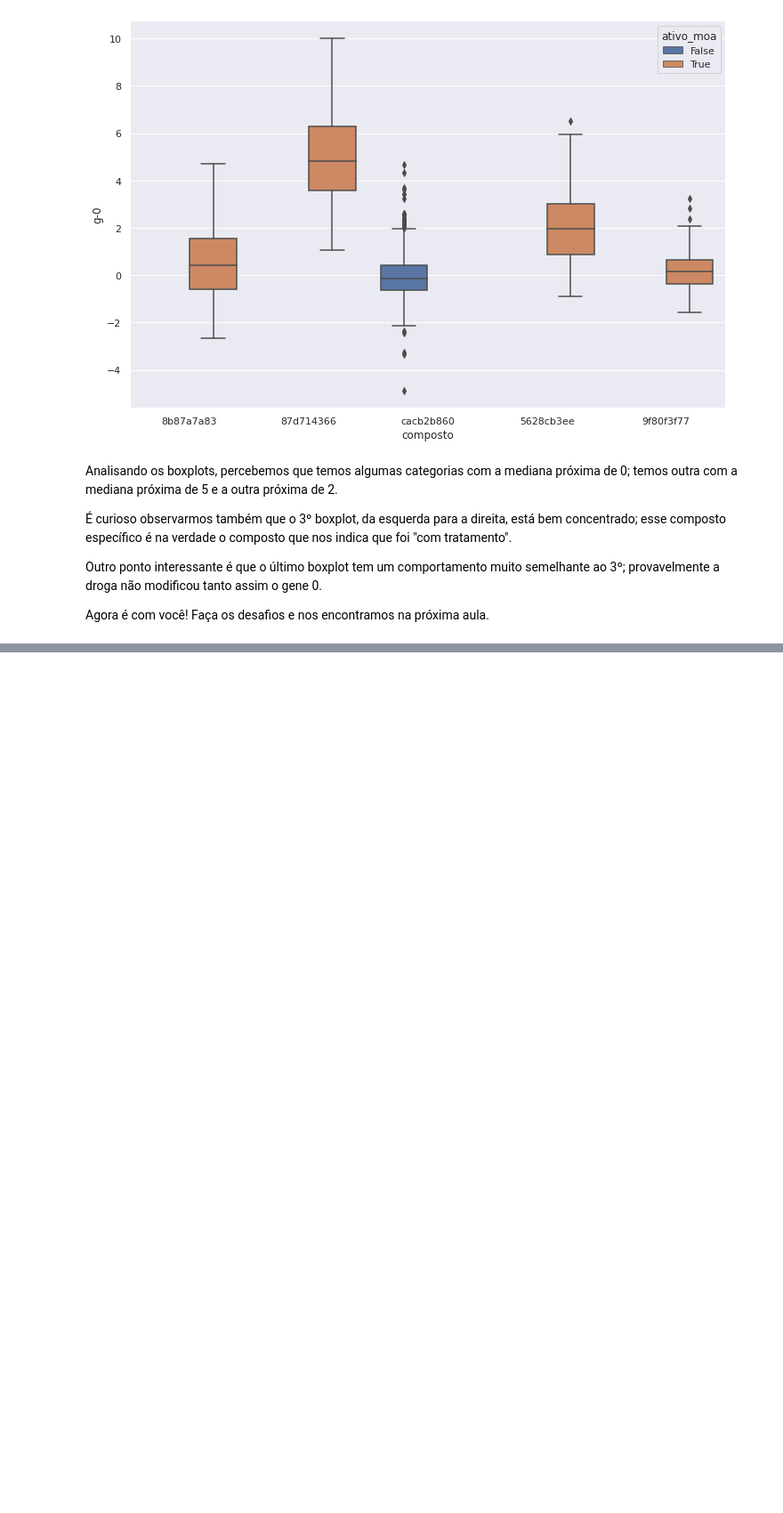
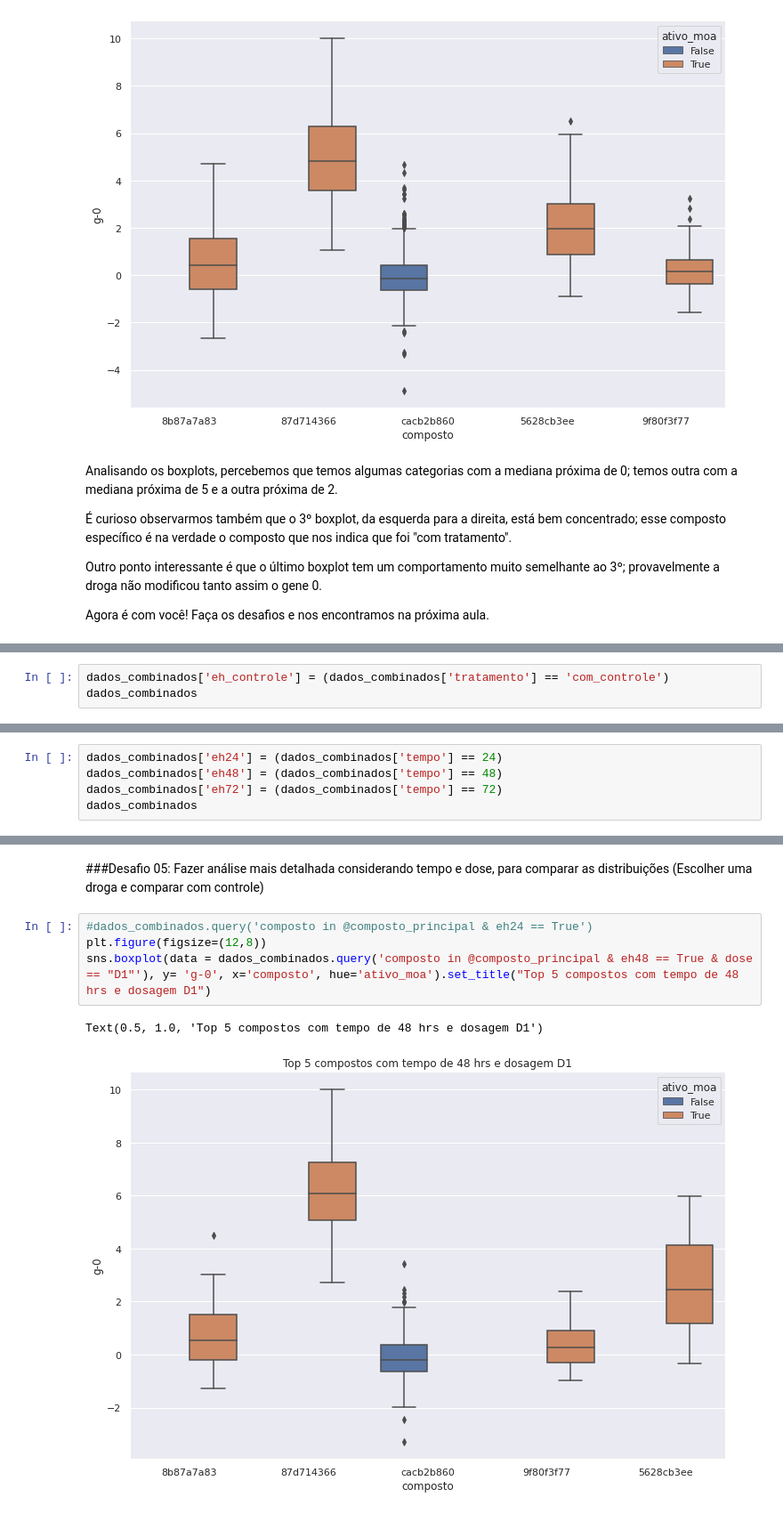
Before and after one commit to ianbs/imersao-data-science-alura, a Jupyter notebook: Aula_04.ipynb, the cells around one changed output, grey strips where cells are left out. Shown at 89% size. Cells and saved outputs as stored; diff of their text form; blank space fills up the shorter version.

```diff
--- a/Aula_04.ipynb
+++ b/Aula_04.ipynb
@@ -737,0 +719,3 @@ Agora é com você! Faça os desafios e nos encontramos na próxima aula.
+# %%
+dados_combinados['eh_controle'] = (dados_combinados['tratamento'] == 'com_controle')
+dados_combinados
@@ -737,0 +753,5 @@ Agora é com você! Faça os desafios e nos encontramos na próxima aula.
+# %%
+dados_combinados['eh24'] = (dados_combinados['tempo'] == 24)
+dados_combinados['eh48'] = (dados_combinados['tempo'] == 48)
+dados_combinados['eh72'] = (dados_combinados['tempo'] == 72)
+dados_combinados
@@ -737,0 +778,9 @@ Agora é com você! Faça os desafios e nos encontramos na próxima aula.
+# %% [markdown]
+###Desafio 05: Fazer análise mais detalhada considerando tempo e dose, para comparar as distribuições (Escolher uma droga e comparar com controle)
+# %%
+#dados_combinados.query('composto in @composto_principal & eh24 == True')
+plt.figure(figsize=(12,8))
+sns.boxplot(data = dados_combinados.query('composto in @composto_principal & eh48 == True & dose == "D1"'), y= 'g-0', x='composto', hue='ativo_moa').set_title("Top 5 compostos com tempo de 48 hrs e dosagem D1")
+# %% [output]
+Text(0.5, 1.0, 'Top 5 compostos com tempo de 48 hrs e dosagem D1')
+[figure, added]
```
Also changed, not shown: parts of 20 cells of this notebook.
